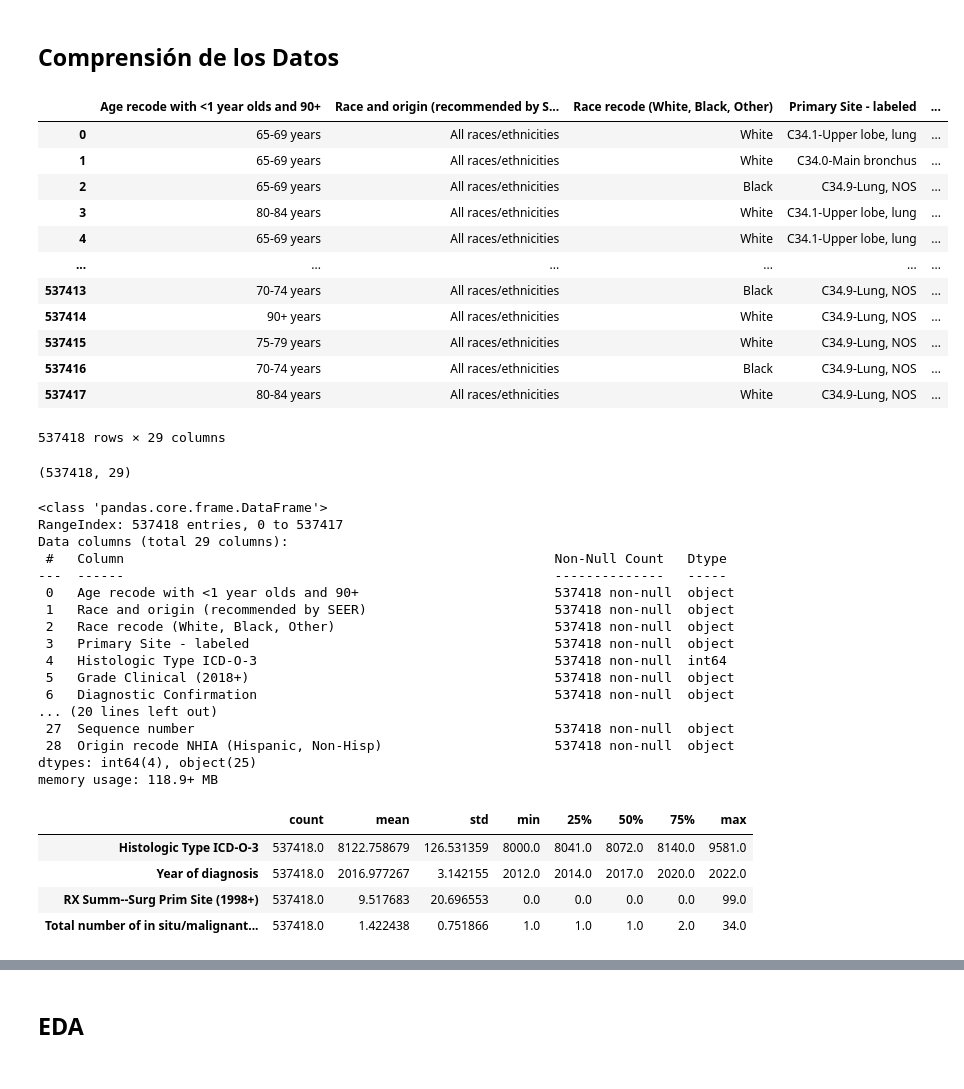
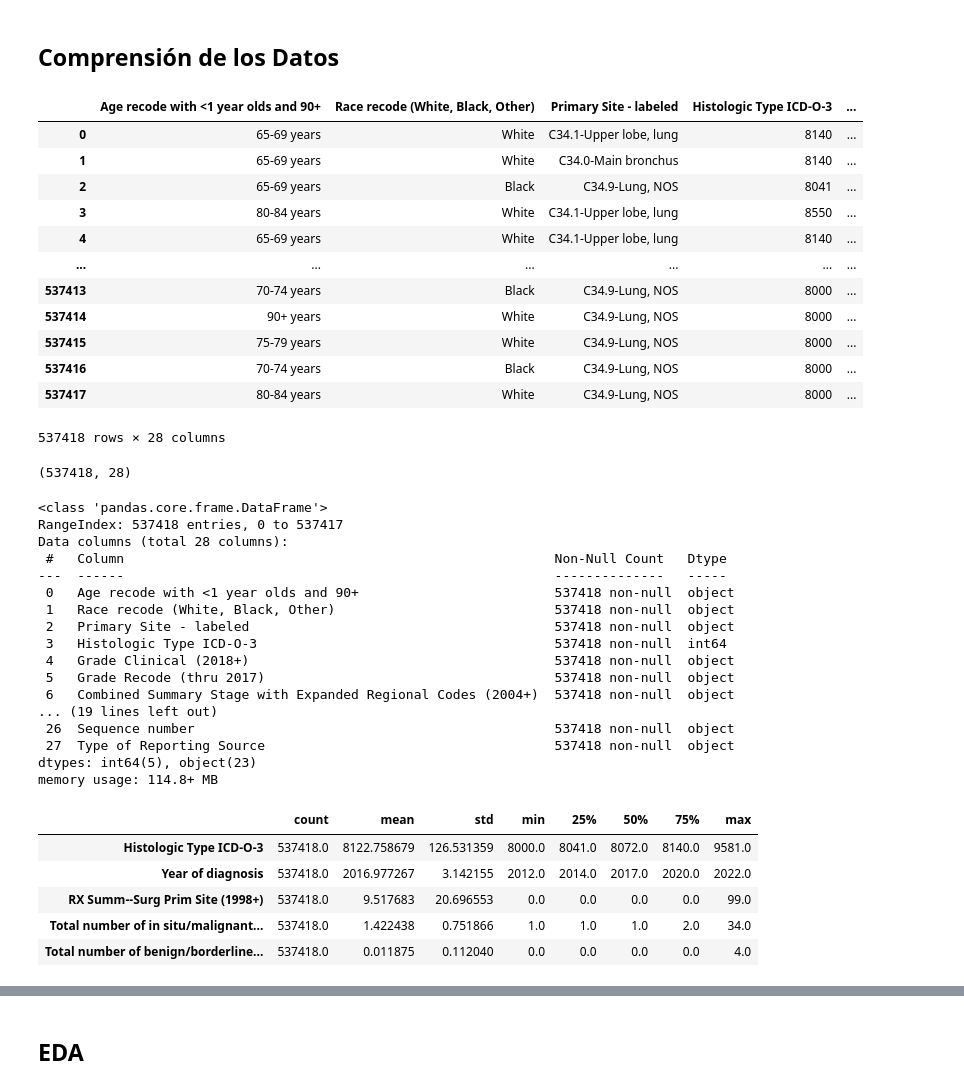
Before and after one commit to carlos-villa-restrepo/lung-cancer-prediction-xgboost, a Jupyter notebook: notebooks/01_eda_elius.ipynb, the cells around one changed output, grey strips where cells are left out. Cells and saved outputs as stored; diff of their text form; code cells hidden in the pictures.

```diff
--- a/notebooks/01_eda_elius.ipynb
+++ b/notebooks/01_eda_elius.ipynb
@@ -24,46 +27,46 @@ path_processed = "../data/processed/"
 # %%
 pd.set_option('display.max_columns', None)
 # %%
-df = pd.read_csv('../data/raw/clinical_data.zip')
+df = pd.read_csv('../data/raw/Clinical_data_V2.zip')
 df
 # %% [output]
-|  | Age recode with <1 year olds and 90+ | Race and origin (recommended by S... | Race recode (White, Black, Other) | Primary Site - labeled | ... |
-| 0 | 65-69 years | All races/ethnicities | White | C34.1-Upper lobe, lung | ... |
-| 1 | 65-69 years | All races/ethnicities | White | C34.0-Main bronchus | ... |
-| 2 | 65-69 years | All races/ethnicities | Black | C34.9-Lung, NOS | ... |
-| 3 | 80-84 years | All races/ethnicities | White | C34.1-Upper lobe, lung | ... |
-| 4 | 65-69 years | All races/ethnicities | White | C34.1-Upper lobe, lung | ... |
+|  | Age recode with <1 year olds and 90+ | Race recode (White, Black, Other) | Primary Site - labeled | Histologic Type ICD-O-3 | ... |
+| 0 | 65-69 years | White | C34.1-Upper lobe, lung | 8140 | ... |
+| 1 | 65-69 years | White | C34.0-Main bronchus | 8140 | ... |
+| 2 | 65-69 years | Black | C34.9-Lung, NOS | 8041 | ... |
+| 3 | 80-84 years | White | C34.1-Upper lobe, lung | 8550 | ... |
+| 4 | 65-69 years | White | C34.1-Upper lobe, lung | 8140 | ... |
 | ... | ... | ... | ... | ... | ... |
-| 537413 | 70-74 years | All races/ethnicities | Black | C34.9-Lung, NOS | ... |
-| 537414 | 90+ years | All races/ethnicities | White | C34.9-Lung, NOS | ... |
-| 537415 | 75-79 years | All races/ethnicities | White | C34.9-Lung, NOS | ... |
-| 537416 | 70-74 years | All races/ethnicities | Black | C34.9-Lung, NOS | ... |
-| 537417 | 80-84 years | All races/ethnicities | White | C34.9-Lung, NOS | ... |
+| 537413 | 70-74 years | Black | C34.9-Lung, NOS | 8000 | ... |
+| 537414 | 90+ years | White | C34.9-Lung, NOS | 8000 | ... |
+| 537415 | 75-79 years | White | C34.9-Lung, NOS | 8000 | ... |
+| 537416 | 70-74 years | Black | C34.9-Lung, NOS | 8000 | ... |
+| 537417 | 80-84 years | White | C34.9-Lung, NOS | 8000 | ... |
-537418 rows × 29 columns
+537418 rows × 28 columns
 # %%
 df.shape
 # %% [output]
-(537418, 29)
+(537418, 28)
 # %%
 df.info()
 # %% [output]
 <class 'pandas.core.frame.DataFrame'>
 RangeIndex: 537418 entries, 0 to 537417
-Data columns (total 29 columns):
+Data columns (total 28 columns):
  #   Column                                                       Non-Null Count   Dtype
 ---  ------                                                       --------------   -----
  0   Age recode with <1 year olds and 90+                         537418 non-null  object
- 1   Race and origin (recommended by SEER)                        537418 non-null  object
- 2   Race recode (White, Black, Other)                            537418 non-null  object
- 3   Primary Site - labeled                                       537418 non-null  object
- 4   Histologic Type ICD-O-3                                      537418 non-null  int64
- 5   Grade Clinical (2018+)                                       537418 non-null  object
- 6   Diagnostic Confirmation                                      537418 non-null  object
-... (20 lines left out)
- 27  Sequence number                                              537418 non-null  object
- 28  Origin recode NHIA (Hispanic, Non-Hisp)                      537418 non-null  object
-dtypes: int64(4), object(25)
-memory usage: 118.9+ MB
+ 1   Race recode (White, Black, Other)                            537418 non-null  object
+ 2   Primary Site - labeled                                       537418 non-null  object
+ 3   Histologic Type ICD-O-3                                      537418 non-null  int64
+ 4   Grade Clinical (2018+)                                       537418 non-null  object
+ 5   Grade Recode (thru 2017)                                     537418 non-null  object
+ 6   Combined Summary Stage with Expanded Regional Codes (2004+)  537418 non-null  object
+... (19 lines left out)
+ 26  Sequence number                                              537418 non-null  object
+ 27  Type of Reporting Source                                     537418 non-null  object
+dtypes: int64(5), object(23)
+memory usage: 114.8+ MB
 # %%
 df.describe().T
 # %% [output]
@@ -72,3 +75,4 @@ df.describe().T
 | Year of diagnosis | 537418.0 | 2016.977267 | 3.142155 | 2012.0 | 2014.0 | 2017.0 | 2020.0 | 2022.0 |
 | RX Summ--Surg Prim Site (1998+) | 537418.0 | 9.517683 | 20.696553 | 0.0 | 0.0 | 0.0 | 0.0 | 99.0 |
 | Total number of in situ/malignant... | 537418.0 | 1.422438 | 0.751866 | 1.0 | 1.0 | 1.0 | 2.0 | 34.0 |
+| Total number of benign/borderline... | 537418.0 | 0.011875 | 0.112040 | 0.0 | 0.0 | 0.0 | 0.0 | 4.0 |
```
Also changed, not shown: parts of 112 cells of this notebook, 38 other files.
